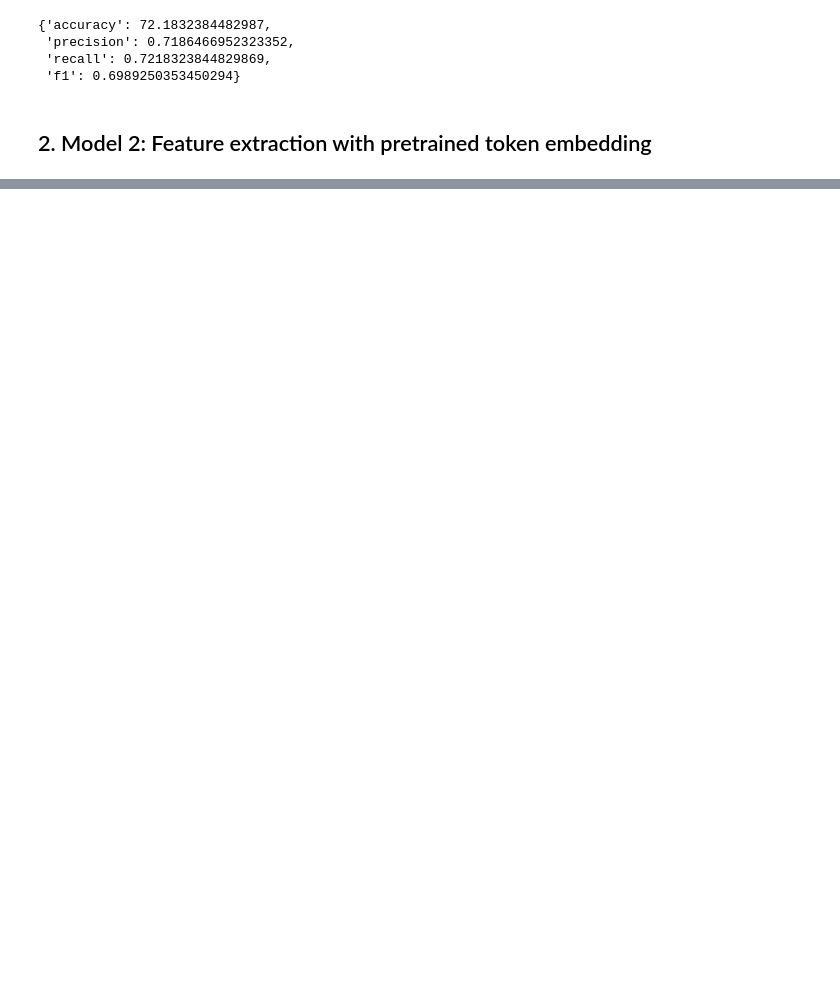
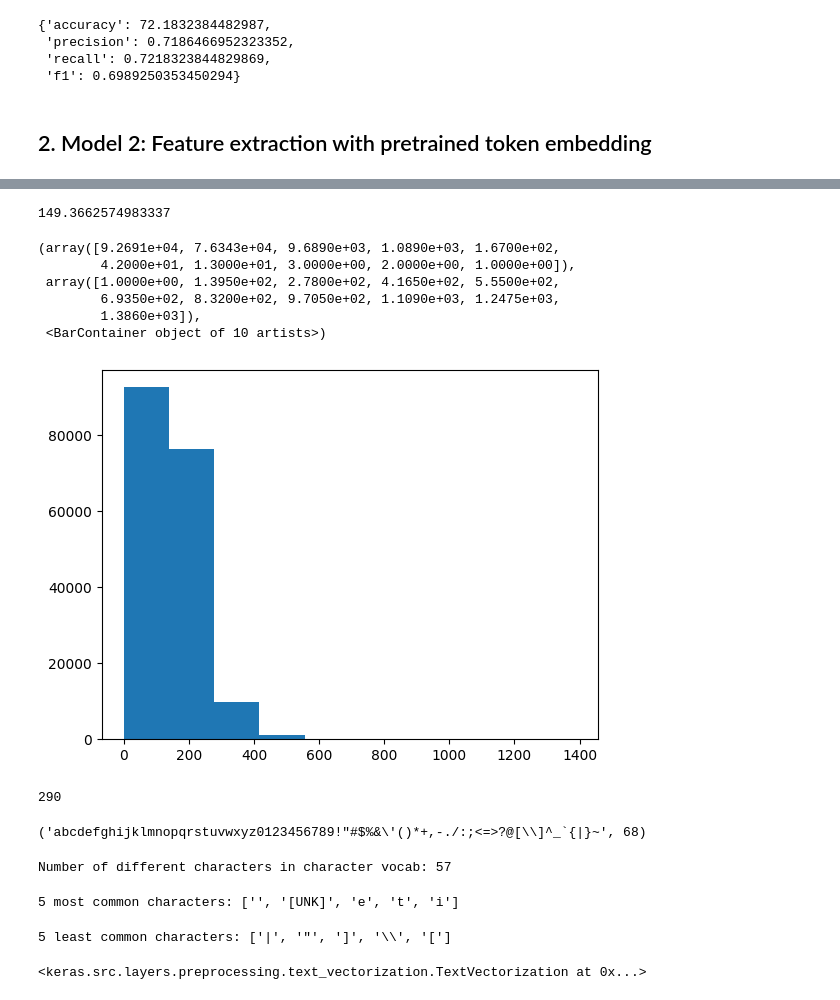
Before and after one commit to ucheokechukwu/courses, a Jupyter notebook: Tensorflow_For_DeepLearning/09_NLP_Project_SkimLit.ipynb, the cells around one changed output, grey strips where cells are left out. Drawn from its saved outputs; the diff is of its cells as text; code cells hidden in the pictures; blank space fills up the shorter version.

```diff
--- a/Tensorflow_For_DeepLearning/09_NLP_Project_SkimLit.ipynb
+++ b/Tensorflow_For_DeepLearning/09_NLP_Project_SkimLit.ipynb
@@ -640,0 +724,53 @@ model_1_results, baseline_results
+# %%
+# average character length
+chars_lens = [len(sentence) for sentence in train_sentences]
+mean_chars_lens = np.mean(chars_lens)
+mean_chars_lens
+# %% [output]
+149.3662574983337
+# %%
+# check distribution
+import matplotlib.pyplot as plt
+plt.hist(chars_lens, bins=10)
+# %% [output]
+(array([9.2691e+04, 7.6343e+04, 9.6890e+03, 1.0890e+03, 1.6700e+02,
+        4.2000e+01, 1.3000e+01, 3.0000e+00, 2.0000e+00, 1.0000e+00]),
+ array([1.0000e+00, 1.3950e+02, 2.7800e+02, 4.1650e+02, 5.5500e+02,
+        6.9350e+02, 8.3200e+02, 9.7050e+02, 1.1090e+03, 1.2475e+03,
+        1.3860e+03]),
+ <BarContainer object of 10 artists>)
+[figure, added]
+# %%
+# find the character length that covers 95% of sequences
+output_seq_char_len = int(np.percentile(chars_lens, 95))
+output_seq_char_len
+# %% [output]
+290
+# %%
+# Get all keyboard characters
+import string
+alphabet = string.ascii_lowercase + string.digits + string.punctuation
+alphabet, len(alphabet)
+# %% [output]
+('abcdefghijklmnopqrstuvwxyz0123456789!"#$%&\'()*+,-./:;<=>?@[\\]^_`{|}~', 68)
+# %%
+# create char-level token vectorizer instance
+NUM_CHAR_TOKENS = len(alphabet) + 2 # add 2 for space and OOV (out of vocab) token
+char_vectorizer = TextVectorization(max_tokens = NUM_CHAR_TOKENS,
+                                    output_sequence_length=output_seq_char_len,
+                                    standardize='lower')
+# adapt char_vectorizer to training character
+char_vectorizer.adapt(train_chars)
+# check character vocab stats
+char_vocab = char_vectorizer.get_vocabulary()
+print(f"Number of different characters in character vocab: {len(char_vocab)}")
+print(f"5 most common characters: {char_vocab[:5]}")
+print(f"5 least common characters: {char_vocab[-5:]}")
+# %% [output]
+Number of different characters in character vocab: 57
+5 most common characters: ['', '[UNK]', 'e', 't', 'i']
+5 least common characters: ['|', '"', ']', '\\', '[']
+# %%
+char_vectorizer
+# %% [output]
+<keras.src.layers.preprocessing.text_vectorization.TextVectorization at 0x...>
```
Also changed, not shown: parts of 76 cells of this notebook.
